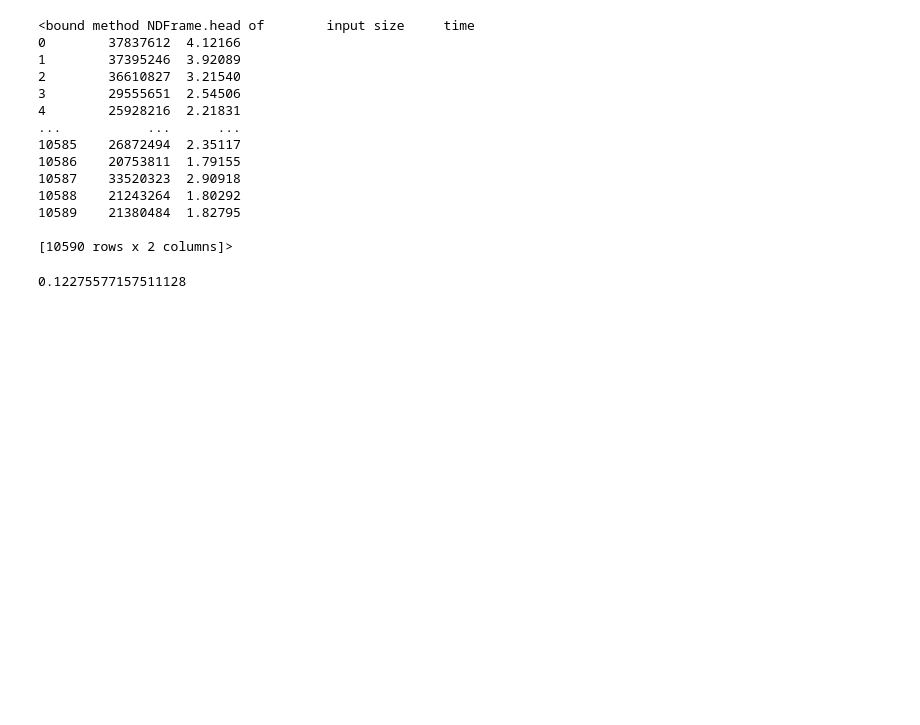
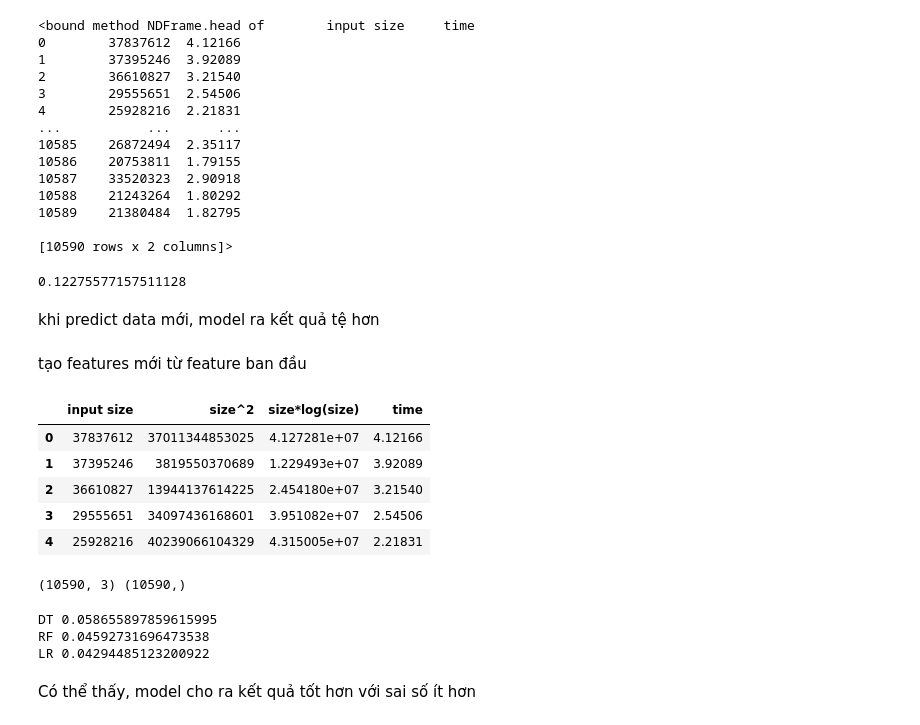
Before and after one commit to HuyKhoi-code/CS114.K21, a Jupyter notebook: predict_time.ipynb, the cells around one changed output. Drawn from its saved outputs; the diff is of its cells as text; code cells hidden in the pictures; blank space fills up the shorter version.

```diff
--- a/predict_time.ipynb
+++ b/predict_time.ipynb
@@ -132,3 +132,27 @@ Eval = LR_model.predict(X_moi)
 print (mean_absolute_error(Eval, y_moi))
 # %% [output]
 0.12275577157511128
+# %% [markdown]
+khi predict data mới, model ra kết quả tệ hơn
+# %% [markdown]
+tạo features mới từ feature ban đầu
+# %%
+data_moi['size^2'] = data['input size']*data['input size']
+data_moi['size*log(size)'] = data['input size']*np.log10(data['input size'])
+titles = ['input size' , 'size^2', 'size*log(size)' , 'time']
+data_moi = data_moi.reindex (columns = titles)
+# %%
+data_moi.head()
+# %% [output]
+|  | input size | size^2 | size*log(size) | time |
+| 0 | 37837612 | 37011344853025 | 4.127281e+07 | 4.12166 |
+| 1 | 37395246 | 3819550370689 | 1.229493e+07 | 3.92089 |
+| 2 | 36610827 | 13944137614225 | 2.454180e+07 | 3.21540 |
+| 3 | 29555651 | 34097436168601 | 3.951082e+07 | 2.54506 |
+| 4 | 25928216 | 40239066104329 | 4.315005e+07 | 2.21831 |
+# %%
+X = data_moi.iloc[:,:3]
+y = data_moi.iloc[:,3]
+print (X.shape, y.shape)
+# %% [output]
+(10590, 3) (10590,)
@@ -134,0 +161,18 @@ print (mean_absolute_error(Eval, y_moi))
+# %%
+models = []
+models.append(('DT' , DecisionTreeRegressor( random_state = 1)))
+models.append(('RF' , RandomForestRegressor( random_state = 1)))
+models.append(('LR' , LinearRegression()))
+result = []
+names = []
+for name , model in models:
+  model.fit(train_X , train_y)
+  val_pred = model.predict(test_X)
+  Test_result = mean_absolute_error(val_pred , test_y)
+  print (name , Test_result)
+# %% [output]
+DT 0.058655897859615995
+RF 0.04592731696473538
+LR 0.04294485123200922
+# %% [markdown]
+Có thể thấy, model cho ra kết quả tốt hơn với sai số ít hơn
```
Also changed, not shown: parts of 3 cells of this notebook.
